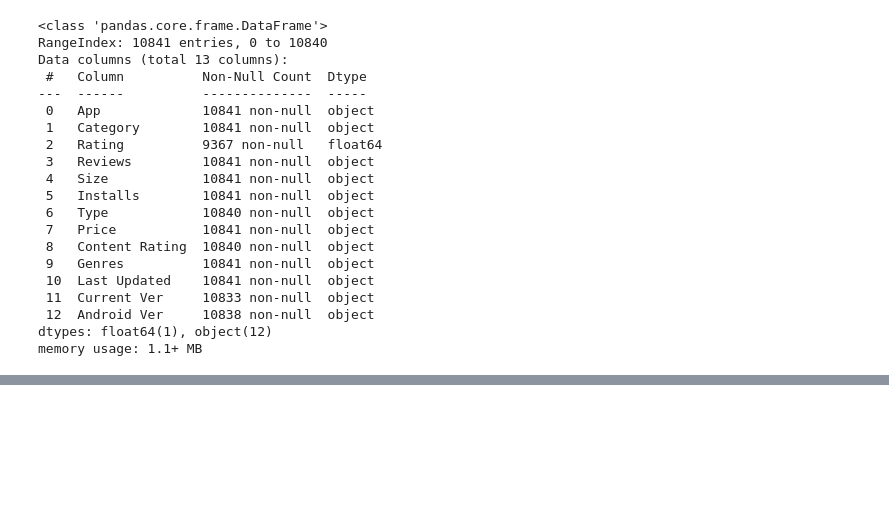
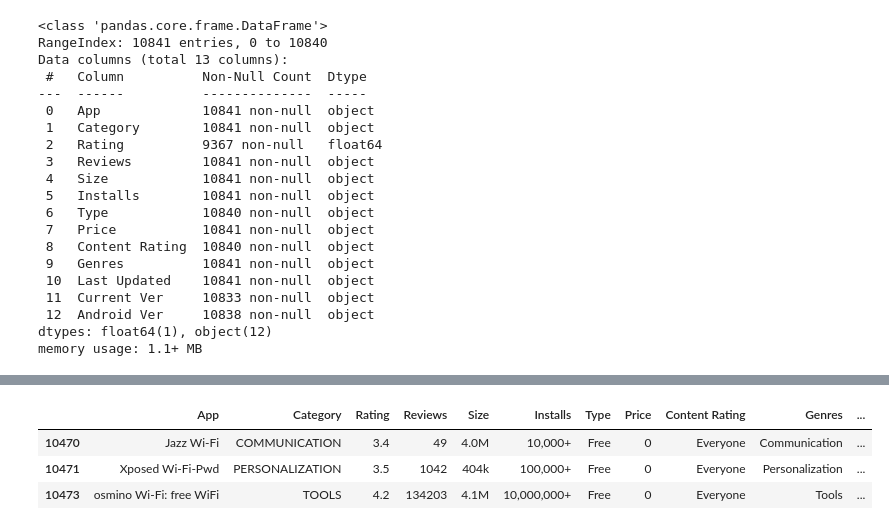
Before and after one commit to Richesh111/PlayStore, a Jupyter notebook: Copy_of_Play_Store_App_Review_Analysis_Capstone_Project.ipynb, the cells around one changed output, grey strips where cells are left out. Saved outputs shown, nothing was run; the diff lists cells and outputs as text; code cells hidden in the pictures; blank space fills up the shorter version.

```diff
--- a/Copy_of_Play_Store_App_Review_Analysis_Capstone_Project.ipynb
+++ b/Copy_of_Play_Store_App_Review_Analysis_Capstone_Project.ipynb
@@ -87,0 +118,7 @@ memory usage: 1.1+ MB
+# %%
+df[10470:10473]
+# %% [output]
+|  | App | Category | Rating | Reviews | Size | Installs | Type | Price | Content Rating | Genres | ... |
+| 10470 | Jazz Wi-Fi | COMMUNICATION | 3.4 | 49 | 4.0M | 10,000+ | Free | 0 | Everyone | Communication | ... |
+| 10471 | Xposed Wi-Fi-Pwd | PERSONALIZATION | 3.5 | 1042 | 404k | 100,000+ | Free | 0 | Everyone | Personalization | ... |
+| 10473 | osmino Wi-Fi: free WiFi | TOOLS | 4.2 | 134203 | 4.1M | 10,000,000+ | Free | 0 | Everyone | Tools | ... |
```
Also changed, not shown: parts of 24 cells of this notebook.
